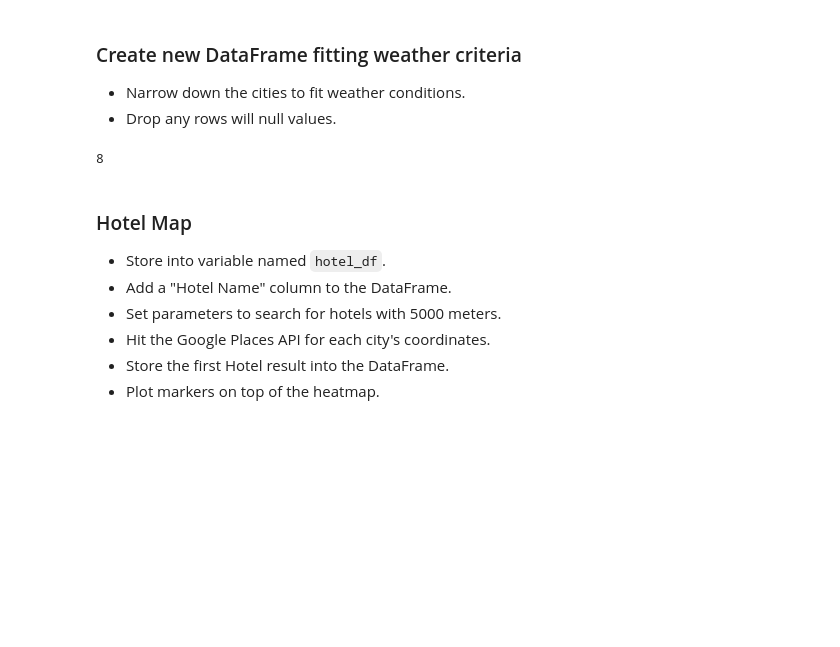
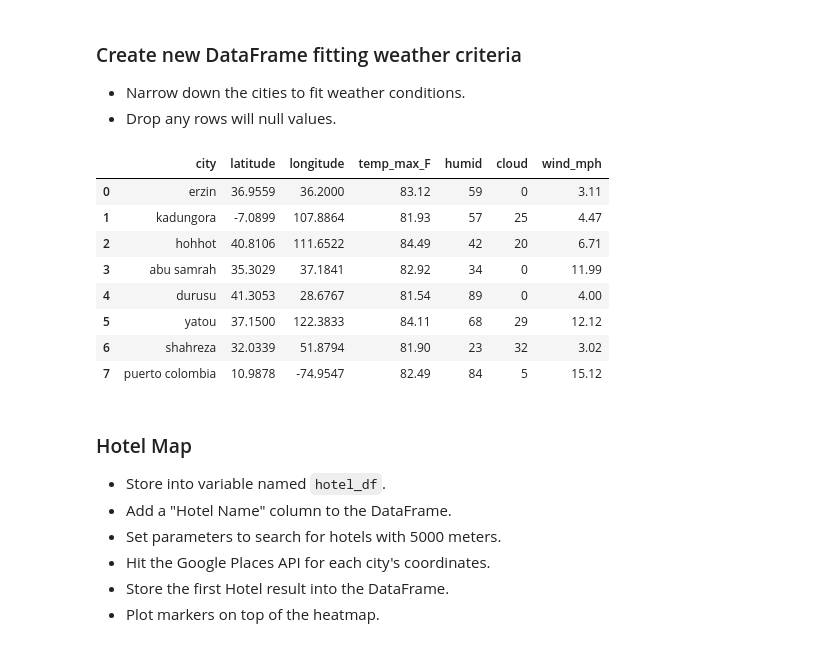
Before and after one commit to KatherineH-cls/python-api-challenge, a Jupyter notebook: VacationPy/VacationPy_kh.ipynb, the cells around one changed output. Cells and saved outputs as stored; diff of their text form; code cells hidden in the pictures; blank space fills up the shorter version.

```diff
--- a/VacationPy/VacationPy_kh.ipynb
+++ b/VacationPy/VacationPy_kh.ipynb
@@ -104,14 +104,23 @@ fig
 # %%
 ideal_weather_places = weather_data.loc[
     (weather_data['temp_max_F']> 81) &
     (weather_data['temp_max_F']< 85) &
     (weather_data['cloud']<40) &
     (weather_data['wind_mph']<20)]
 
 
-print(len(ideal_weather_places))
+ideal_weather_places.reset_index(inplace = True, drop = True)
+ideal_weather_places
 # %% [output]
-8
+|  | city | latitude | longitude | temp_max_F | humid | cloud | wind_mph |
+| 0 | erzin | 36.9559 | 36.2000 | 83.12 | 59 | 0 | 3.11 |
+| 1 | kadungora | -7.0899 | 107.8864 | 81.93 | 57 | 25 | 4.47 |
+| 2 | hohhot | 40.8106 | 111.6522 | 84.49 | 42 | 20 | 6.71 |
+| 3 | abu samrah | 35.3029 | 37.1841 | 82.92 | 34 | 0 | 11.99 |
+| 4 | durusu | 41.3053 | 28.6767 | 81.54 | 89 | 0 | 4.00 |
+| 5 | yatou | 37.1500 | 122.3833 | 84.11 | 68 | 29 | 12.12 |
+| 6 | shahreza | 32.0339 | 51.8794 | 81.90 | 23 | 32 | 3.02 |
+| 7 | puerto colombia | 10.9878 | -74.9547 | 82.49 | 84 | 5 | 15.12 |
 # %% [markdown]
 ### Hotel Map
 * Store into variable named `hotel_df`.
```
Also changed, not shown: parts of 10 cells of this notebook, 2 other files.
